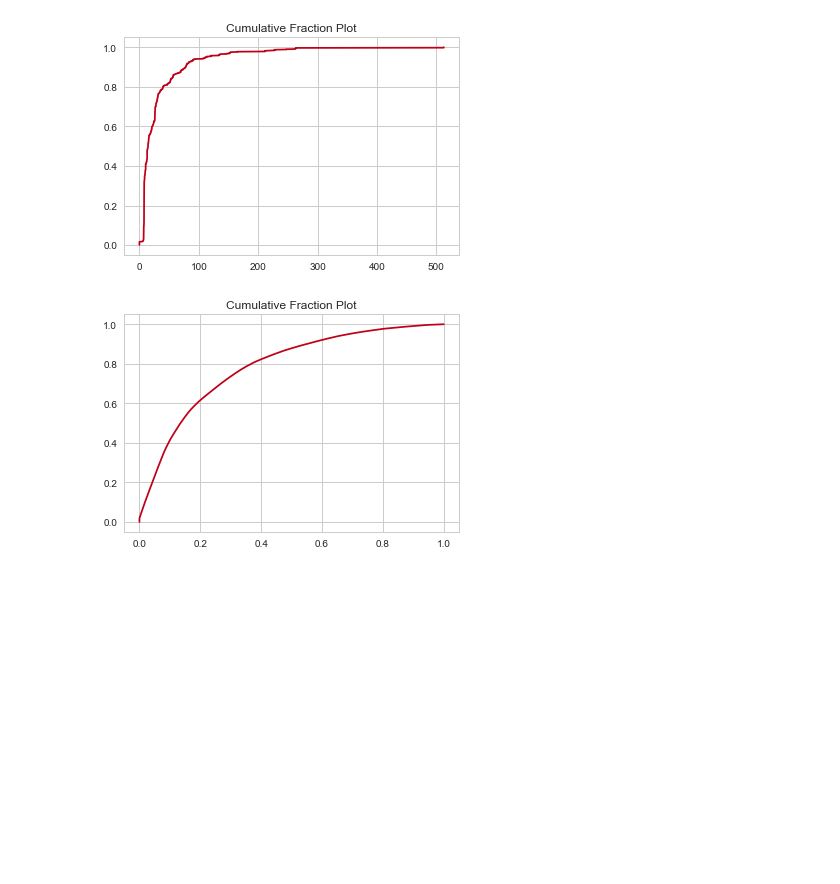
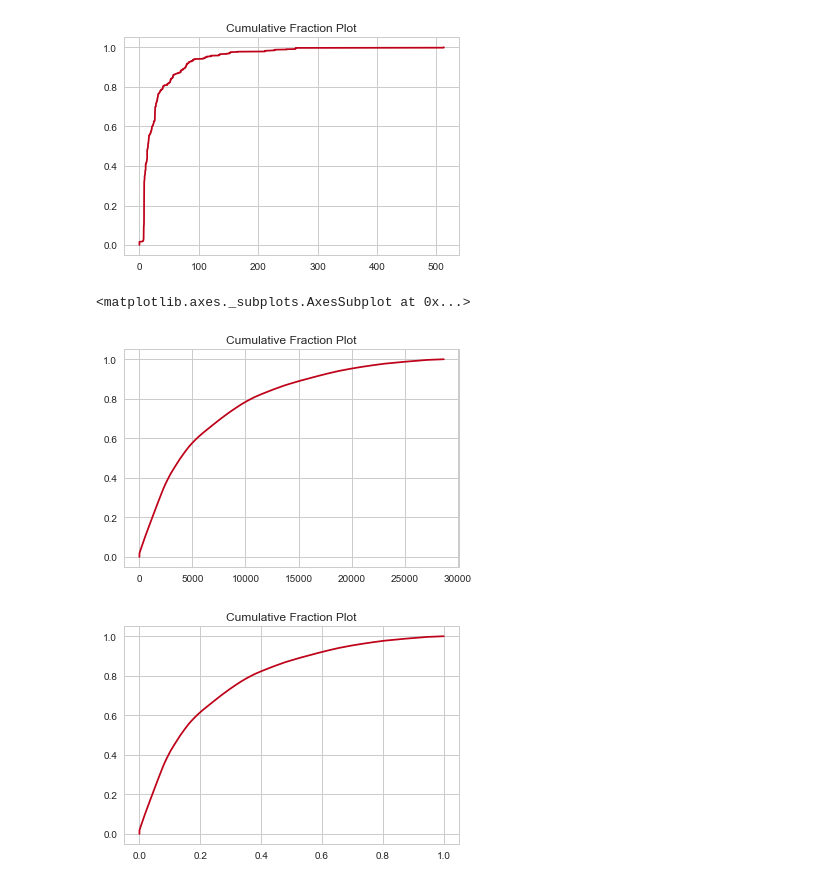
Before and after one commit to crazycodingcat/python_EDA_toolbox, a Jupyter notebook: notebook_examples/plotting.ipynb, the cells around one changed output. Cells and saved outputs as stored; diff of their text form; code cells hidden in the pictures; blank space fills up the shorter version.

```diff
--- a/notebook_examples/plotting.ipynb
+++ b/notebook_examples/plotting.ipynb
@@ -44,7 +44,7 @@ sns.set_palette(cat10_palette)
 # sns.set_palette(RdBu_r_palette)
 # sns.set_palette(red_palette)
 # %%
-df = pd.read_csv("./data/titanic.csv")
+df = pd.read_csv("../data/titanic.csv")
 df.head()
 # %% [output]
 |  | survived | pclass | sex | age | sibsp | parch | fare | embarked | class | who | ... |
@@ -191,6 +191,11 @@ plot_fraction(df.fare)
 # %% [output]
 <matplotlib.axes._subplots.AxesSubplot at 0x...>
 [figure]
+# %%
+plot_fraction(df.fare, x_cumulative=True)
+# %% [output]
+<matplotlib.axes._subplots.AxesSubplot at 0x...>
+[figure, added]
 # %%
 plot_fraction(df.fare, x_cumulative=True, x_percentage=True)
 # %% [output]
```
Also changed, not shown: parts of 1 cell of this notebook, 3 other files.
